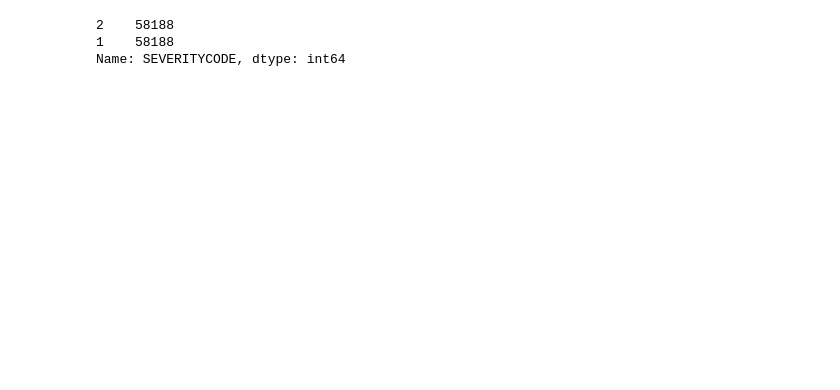
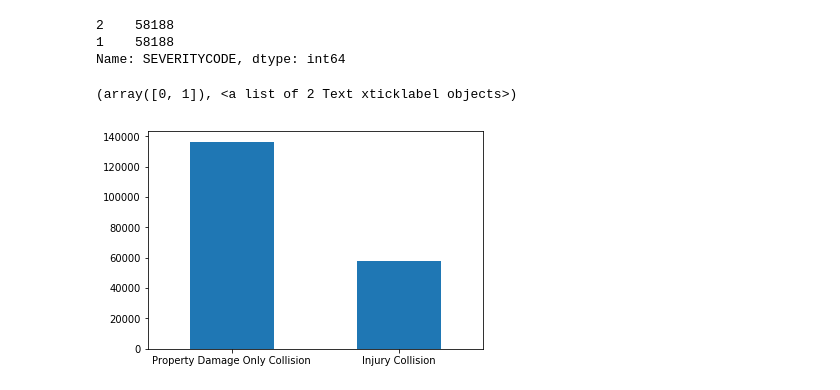
Before and after one commit to Jovanny0509/Coursera_Capstone, a Jupyter notebook: Coursera_Capstone.ipynb, the cells around one changed output. Cells and saved outputs as stored; diff of their text form; code cells hidden in the pictures; blank space fills up the shorter version.

Commit message:
Version 1.0

```diff
--- a/Coursera_Capstone.ipynb
+++ b/Coursera_Capstone.ipynb
@@ -10,7 +42,12 @@ Hello Capstone Project Course!
 # %%
-# Read data
-data = pd.DataFrame(pd.read_csv("https://s3.us.cloud-object-storage.appdomain.cloud/cf-courses-data/CognitiveClass/DP0701EN/version-2/Data-Collisions.csv"))
+# DATA
+
+# Collecting data
+df = pd.DataFrame(pd.read_csv("https://s3.us.cloud-object-storage.appdomain.cloud/cf-courses-data/CognitiveClass/DP0701EN/version-2/Data-Collisions.csv"))
 head = data.head()
-severity_codes = data['SEVERITYCODE'].value_counts()
-severity_codes.dtypes
+
+# Data understanding
+print('Registers:', df.shape[0])
+print('Cathegories:', df.shape[1])
+df.dtypes
 # %% [output]
@@ -35,3 +130,10 @@ data_result # Balanced data
 2    58188
 1    58188
 Name: SEVERITYCODE, dtype: int64
+# %%
+import matplotlib.pyplot as plt
+df['SEVERITYDESC'].value_counts().plot(kind='bar')
+plt.xticks(rotation=0)
+# %% [output]
+(array([0, 1]), <a list of 2 Text xticklabel objects>)
+[figure, added]
```
Also changed, not shown: parts of 31 cells of this notebook.
